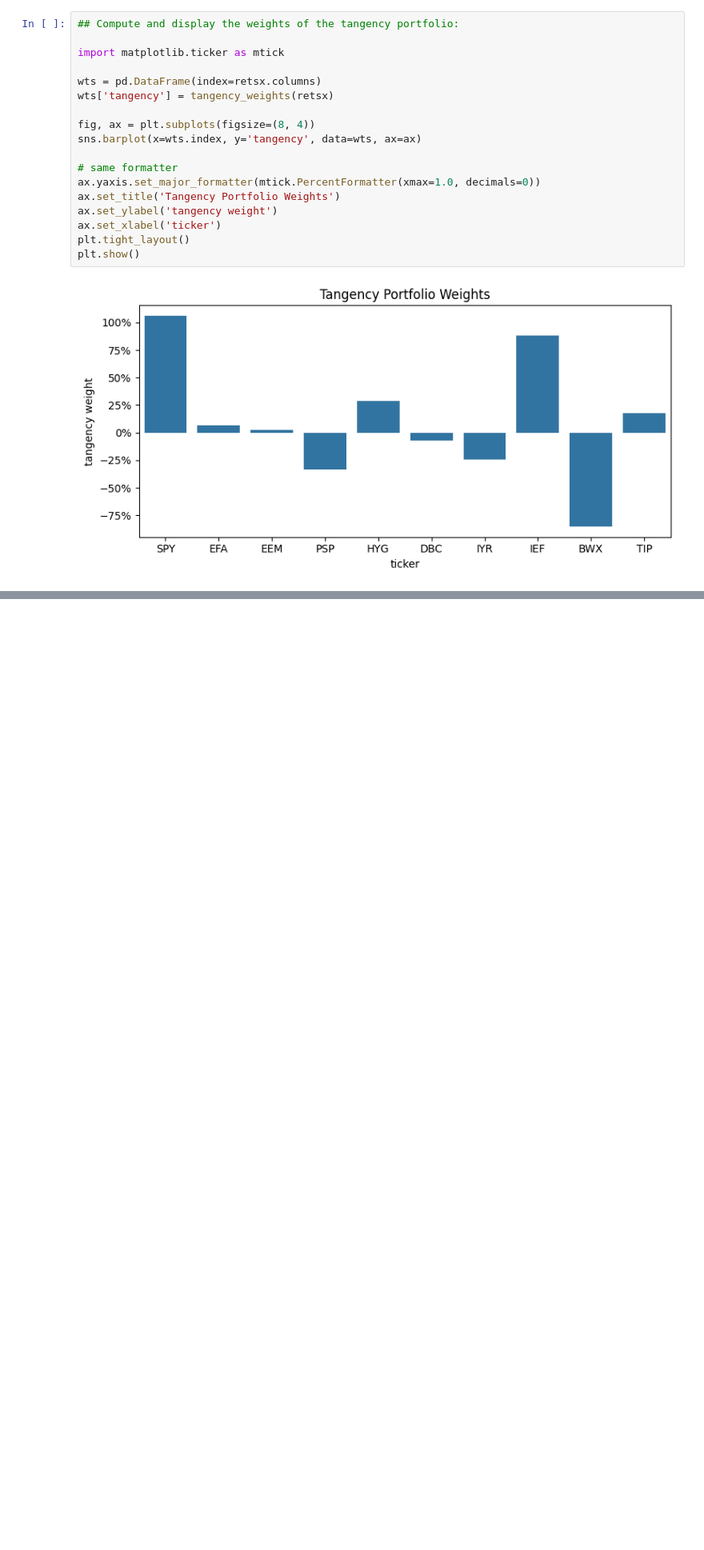
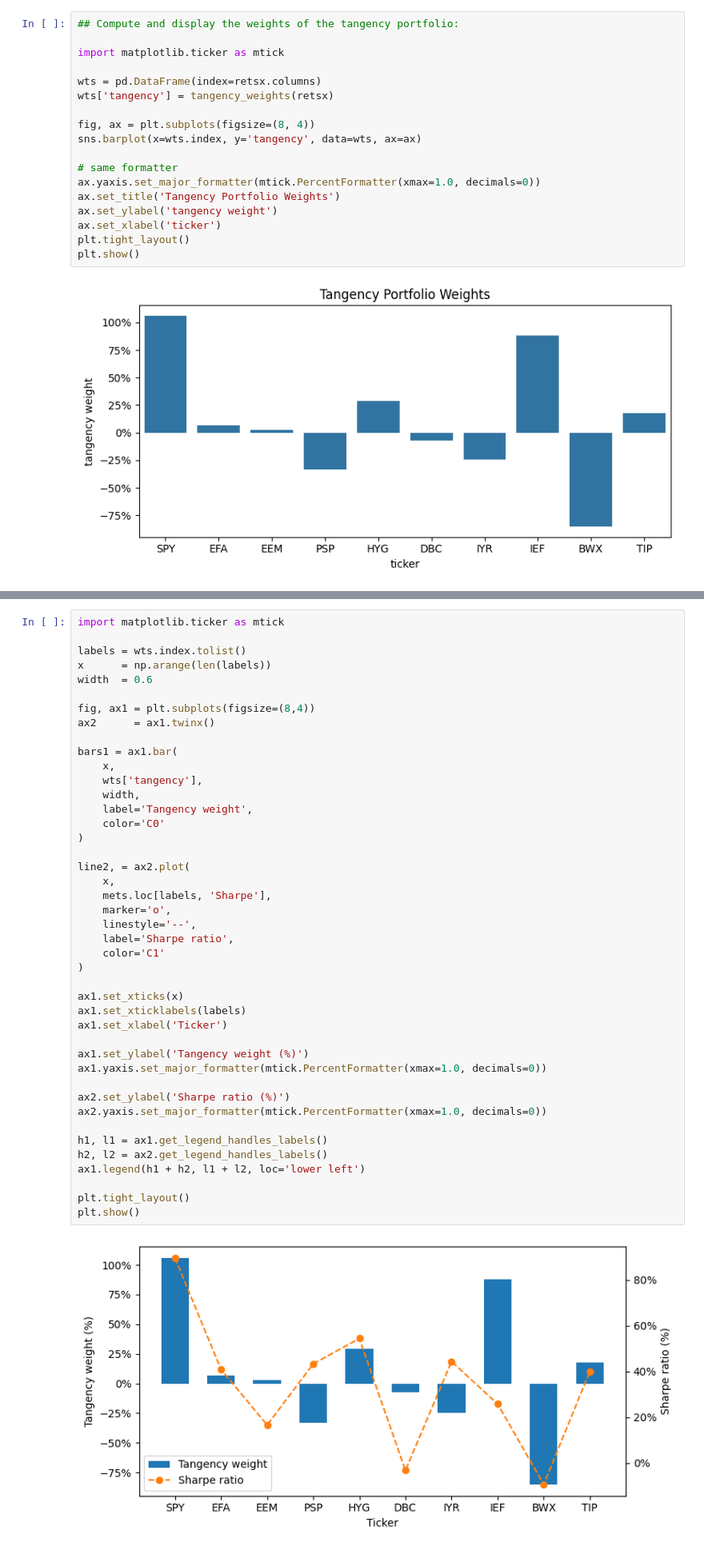
Before and after one commit to sidsahacodes/finm36700, a Jupyter notebook: 2. MVO_Sid.ipynb, the cells around one changed output, grey strips where cells are left out. Shown at 80% size. Cells and saved outputs as stored; diff of their text form; blank space fills up the shorter version.

```diff
--- a/2. MVO_Sid.ipynb
+++ b/2. MVO_Sid.ipynb
@@ -294,0 +297,45 @@ plt.show()
+# %%
+import matplotlib.ticker as mtick
+
+labels = wts.index.tolist()
+x      = np.arange(len(labels))
+width  = 0.6
+
+fig, ax1 = plt.subplots(figsize=(8,4))
+ax2      = ax1.twinx()
+
+bars1 = ax1.bar(
+    x,
+    wts['tangency'],
+    width,
+    label='Tangency weight',
+    color='C0'
+)
+
+line2, = ax2.plot(
+    x,
+    mets.loc[labels, 'Sharpe'],
+    marker='o',
+    linestyle='--',
+    label='Sharpe ratio',
+    color='C1'
+)
+
+ax1.set_xticks(x)
+ax1.set_xticklabels(labels)
+ax1.set_xlabel('Ticker')
+
+ax1.set_ylabel('Tangency weight (%)')
+ax1.yaxis.set_major_formatter(mtick.PercentFormatter(xmax=1.0, decimals=0))
+
+ax2.set_ylabel('Sharpe ratio (%)')
+ax2.yaxis.set_major_formatter(mtick.PercentFormatter(xmax=1.0, decimals=0))
+
+h1, l1 = ax1.get_legend_handles_labels()
+h2, l2 = ax2.get_legend_handles_labels()
+ax1.legend(h1 + h2, l1 + l2, loc='lower left')
+
+plt.tight_layout()
+plt.show()
+# %% [output]
+[figure, added]
```
Also changed, not shown: parts of 16 cells of this notebook.
